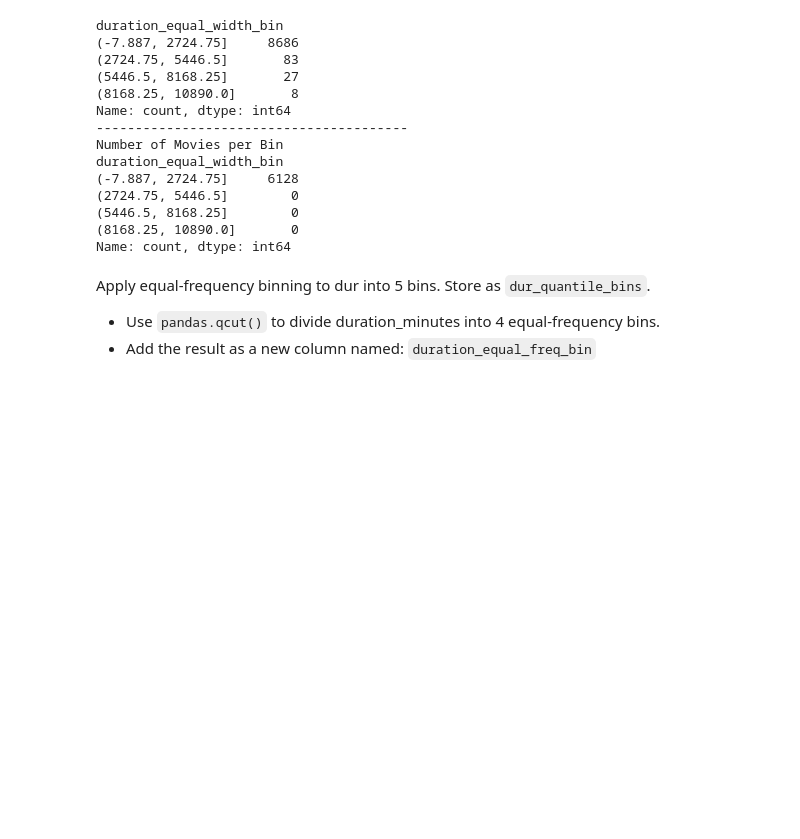
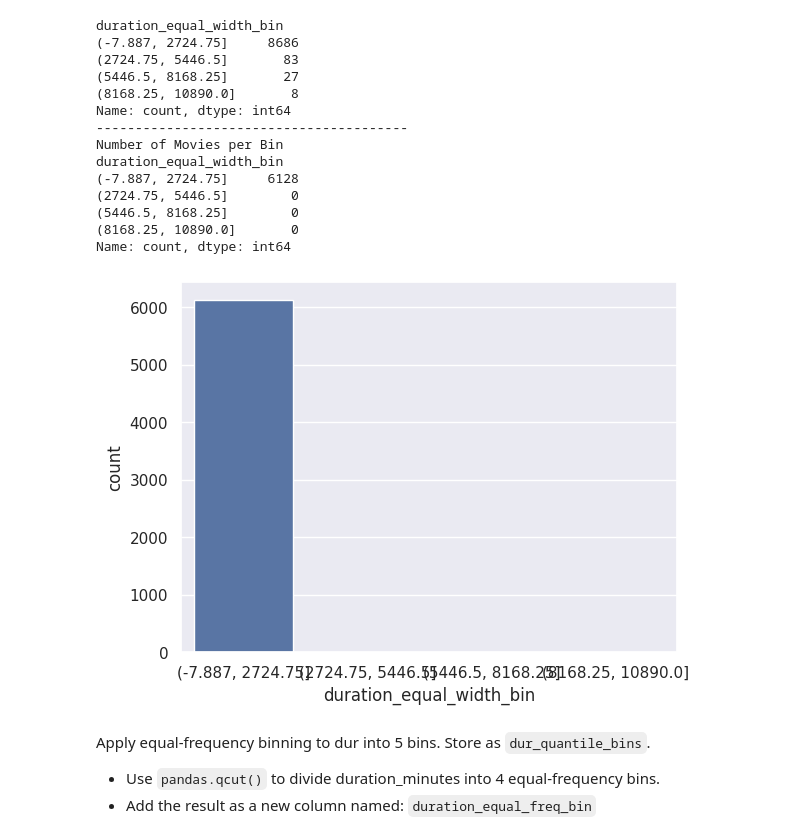
Before and after one commit to machiwao/CCDATSCL_EXERCISES_COM222-ML, a Jupyter notebook: Exercise2.ipynb, the cells around one changed output. Cells and saved outputs as stored; diff of their text form; code cells hidden in the pictures; blank space fills up the shorter version.

```diff
--- a/Exercise2.ipynb
+++ b/Exercise2.ipynb
@@ -378,6 +378,11 @@ duration_equal_width_bin
 (5446.5, 8168.25]        0
 (8168.25, 10890.0]       0
 Name: count, dtype: int64
+# %%
+# Create countplot type 'Movie' per bin
+h = sns.countplot(x=df_num[df_num['type'] == 'Movie']['duration_equal_width_bin'])
+# %% [output]
+[figure, added]
 # %% [markdown]
 Apply equal-frequency binning to dur into 5 bins. Store as `dur_quantile_bins`.
 
```
Also changed, not shown: parts of 1 cell of this notebook.
